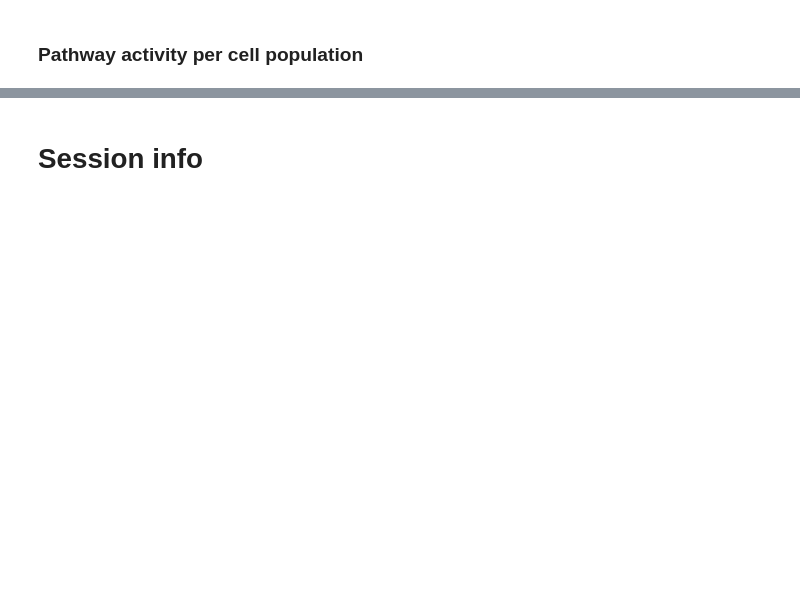
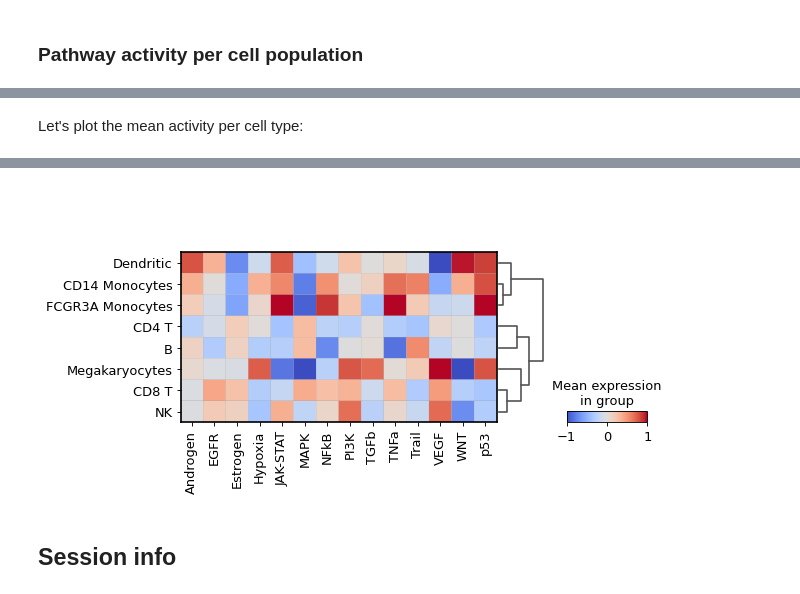
Before and after one commit to saezlab/progeny-py, a Jupyter notebook: example/single_cell_vignette.ipynb, the cells around one changed output, grey strips where cells are left out. Cells and saved outputs as stored; diff of their text form; code cells hidden in the pictures; blank space fills up the shorter version.

```diff
--- a/example/single_cell_vignette.ipynb
+++ b/example/single_cell_vignette.ipynb
@@ -122,2 +215,6 @@ plt.show()
+# %% [markdown]
+Let's plot the mean activity per cell type:
 # %%
-sc.pl.matrixplot(pw_adata, pw_adata.var.index, groupby='cell_type', cmap='coolwarm', vmin=-1, vmax=1, dendrogram=True)
+pws = pw_adata.var.index
+sc.pl.matrixplot(pw_adata, pws, 'cell_type', dendrogram=True, cmap='coolwarm', vmin=-1, vmax=1)
+# %% [output]
@@ -124,4 +222,5 @@ sc.pl.matrixplot(pw_adata, pw_adata.var.index, groupby='cell_type', cmap='coolwa
+[figure, added]
 # %% [markdown]
-# Session info
+## Session info
 # %%
 sc.logging.print_versions(file=None)
```
Also changed, not shown: parts of 36 cells of this notebook.
